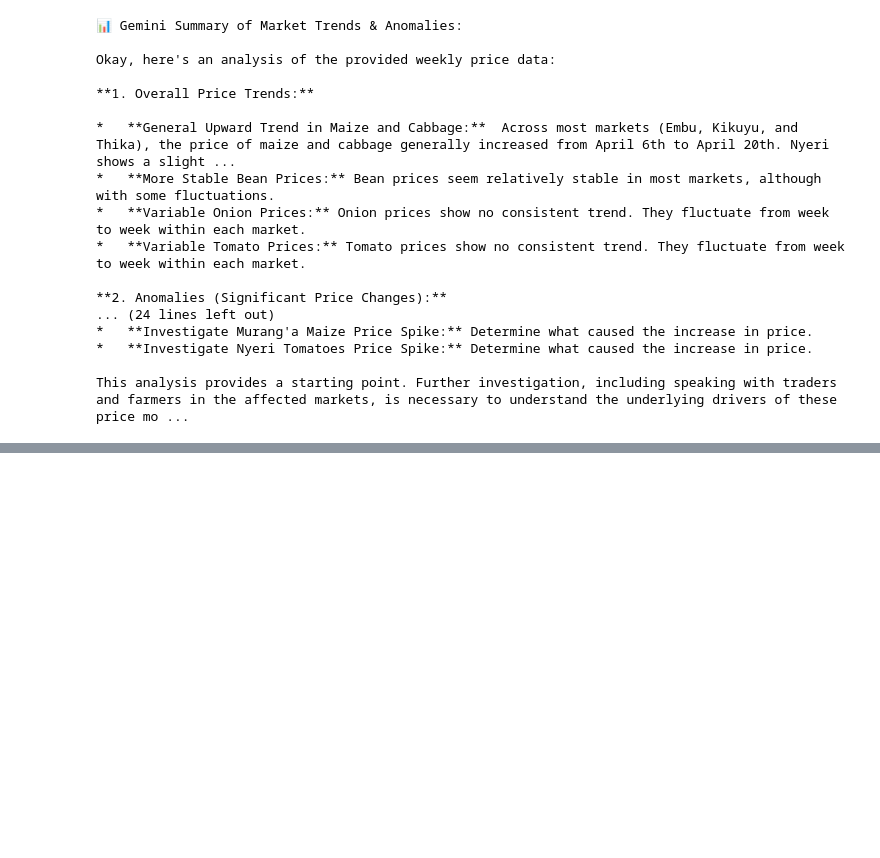
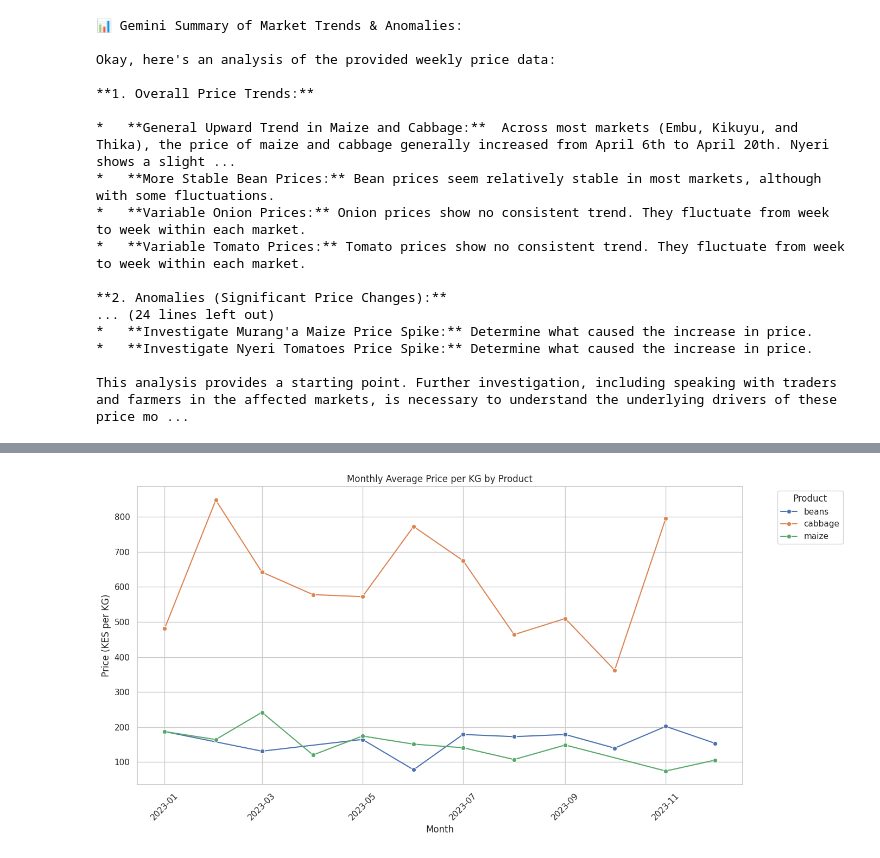
Before and after one commit to vrmshamba/Amana-Market-Price-Data-, a Jupyter notebook: Gemini_Function_calling.ipynb, the cells around one changed output, grey strips where cells are left out. Drawn from its saved outputs; the diff is of its cells as text; code cells hidden in the pictures; blank space fills up the shorter version.

```diff
--- a/Gemini_Function_calling.ipynb
+++ b/Gemini_Function_calling.ipynb
@@ -226,19 +226,3 @@ Okay, here's an analysis of the provided weekly price data:
 *   **Investigate Nyeri Tomatoes Price Spike:** Determine what caused the increase in price.
 
 This analysis provides a starting point. Further investigation, including speaking with traders and farmers in the affected markets, is necessary to understand the underlying drivers of these price mo ...
-# %%
-# Set figure size and style
-plt.figure(figsize=(14, 6))
-sns.set_style("whitegrid")
-
-# Plot: Average price per product over time
-for product in summary_data['product'].unique():
-    product_data = summary_data[summary_data['product'] == product]
-    plt.plot(product_data['date'], product_data['price'], label=product)
-
-plt.title("📈 Weekly Price Trends per Product")
-plt.xlabel("Date")
-plt.ylabel("Average Price (KES)")
-plt.legend(title="Product")
-plt.tight_layout()
-plt.show()
@@ -259,0 +336,44 @@ KeyError: 'date'
+# %%
+# Load CSV
+import pandas as pd
+import matplotlib.pyplot as plt
+import seaborn as sns
+
+df = pd.read_csv('amana_market_data.csv')
+
+# Clean
+df.columns = df.columns.str.strip().str.lower().str.replace(' ', '_')
+df.dropna(subset=['date', 'market', 'product', 'price', 'unit'], inplace=True)
+df['date'] = pd.to_datetime(df['date'], errors='coerce')
+df.dropna(subset=['date'], inplace=True)
+df['market'] = df['market'].str.strip().str.lower()
+df['product'] = df['product'].str.strip().str.lower()
+df['unit'] = df['unit'].str.strip().str.lower()
+
+unit_to_kg = {
+    'kg': 1.0, 'g': 0.001, 'kata 4': 0.25, 'kata 3': 0.33, 'mugu': 0.5,
+    'tins': 1.5, 'bags': 50.0, 'pieces': 0.15, 'bunch': 2.0,
+}
+df['standard_unit_kg'] = df['unit'].map(unit_to_kg)
+df = df[df['standard_unit_kg'].notnull()]
+df['price_per_kg'] = df['price'] / df['standard_unit_kg']
+df = df[['date', 'market', 'product', 'price', 'unit', 'standard_unit_kg', 'price_per_kg']].copy()
+df.reset_index(drop=True, inplace=True)
+
+# Visualization
+df['month'] = df['date'].dt.to_period('M')
+trend_data = df.groupby(['month', 'product'])['price_per_kg'].mean().reset_index()
+trend_data['month'] = trend_data['month'].dt.to_timestamp()
+
+plt.figure(figsize=(14, 7))
+sns.lineplot(data=trend_data, x='month', y='price_per_kg', hue='product', marker='o')
+plt.title('Monthly Average Price per KG by Product')
+plt.xlabel('Month')
+plt.ylabel('Price (KES per KG)')
+plt.legend(title='Product', bbox_to_anchor=(1.05, 1), loc='upper left')
+plt.xticks(rotation=45)
+plt.tight_layout()
+plt.grid(True)
+plt.show()
+# %% [output]
+[figure, added]
```
Also changed, not shown: parts of 7 cells of this notebook.
